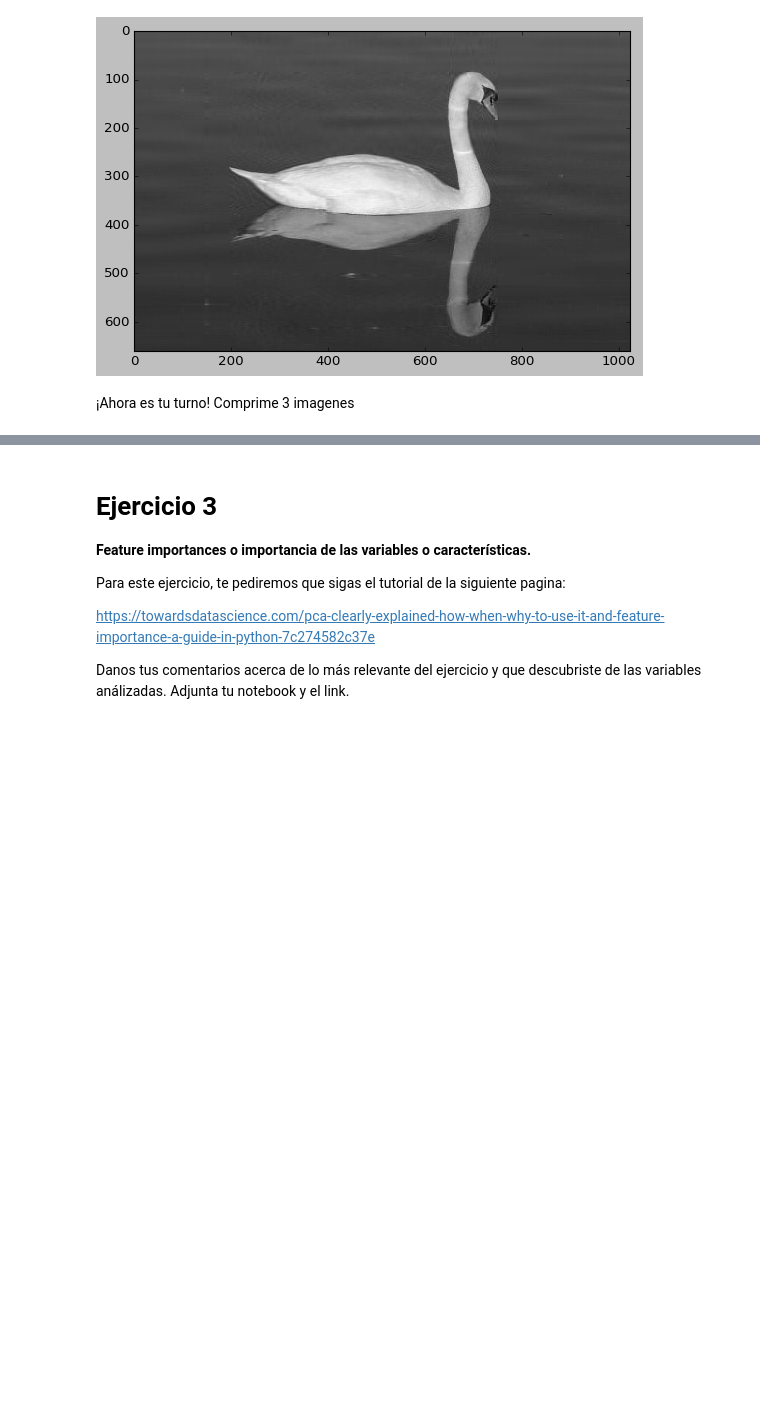
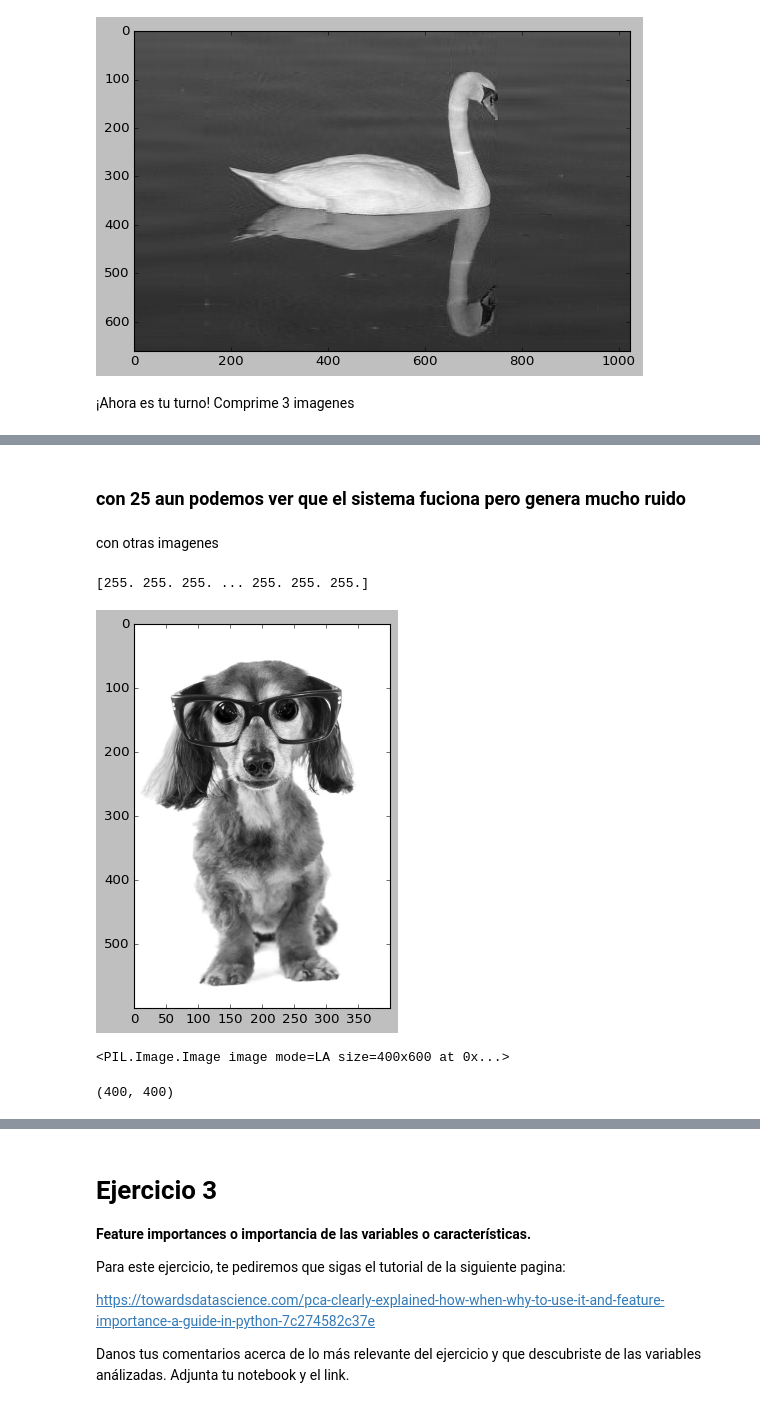
Before and after one commit to PosgradoMNA/actividades-de-aprendizaje-Rodrigo-Rodriguez-Rodriguez, a Jupyter notebook: Reduccion_dimensiones.ipynb, the cells around one changed output, grey strips where cells are left out. Saved outputs shown, nothing was run; the diff lists cells and outputs as text; code cells hidden in the pictures; blank space fills up the shorter version.

```diff
--- a/Reduccion_dimensiones.ipynb
+++ b/Reduccion_dimensiones.ipynb
@@ -232,0 +349,36 @@ Comprime 3 imagenes
+# %% [markdown]
+### con 25 aun podemos ver que el sistema fuciona pero genera mucho ruido
+# %% [markdown]
+con otras imagenes
+# %%
+from six.moves import urllib
+from PIL import Image
+import matplotlib.pyplot as plt
+import numpy as np
+
+plt.style.use('classic')
+img = Image.open(urllib.request.urlopen('https://static9.depositphotos.com/1625039/1128/i/450/depositphotos_11287172-stock-photo-big-eyes.jpg')).convert('LA')
+#img = Image.open('lucy.jpg')
+imggray = img.convert('LA')
+imgmat = np.array(list(imggray.getdata(band=0)),float)
+
+print(imgmat)
+
+imgmat.shape = (imggray.size[1],imggray.size[0])
+
+plt.figure(figsize=(9,6))
+plt.imshow(imgmat,cmap='gray')
+plt.show()
+print(img)
+# %% [output]
+[255. 255. 255. ... 255. 255. 255.]
+[figure, added]
+<PIL.Image.Image image mode=LA size=400x600 at 0x...>
+# %%
+U, D, V = np.linalg.svd(imgmat)
+imgmat.shape
+
+U.shape
+V.shape
+# %% [output]
+(400, 400)
```
Also changed, not shown: parts of 37 cells of this notebook, 1 other file.
